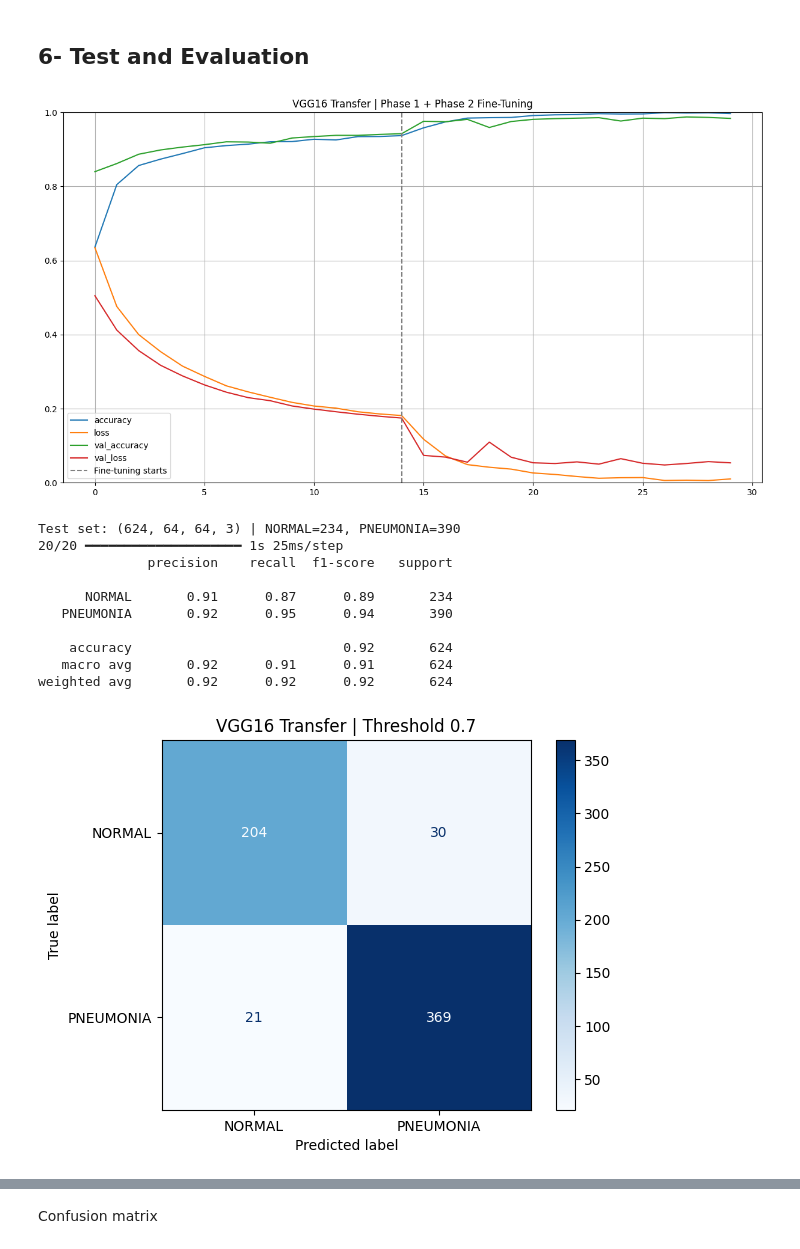
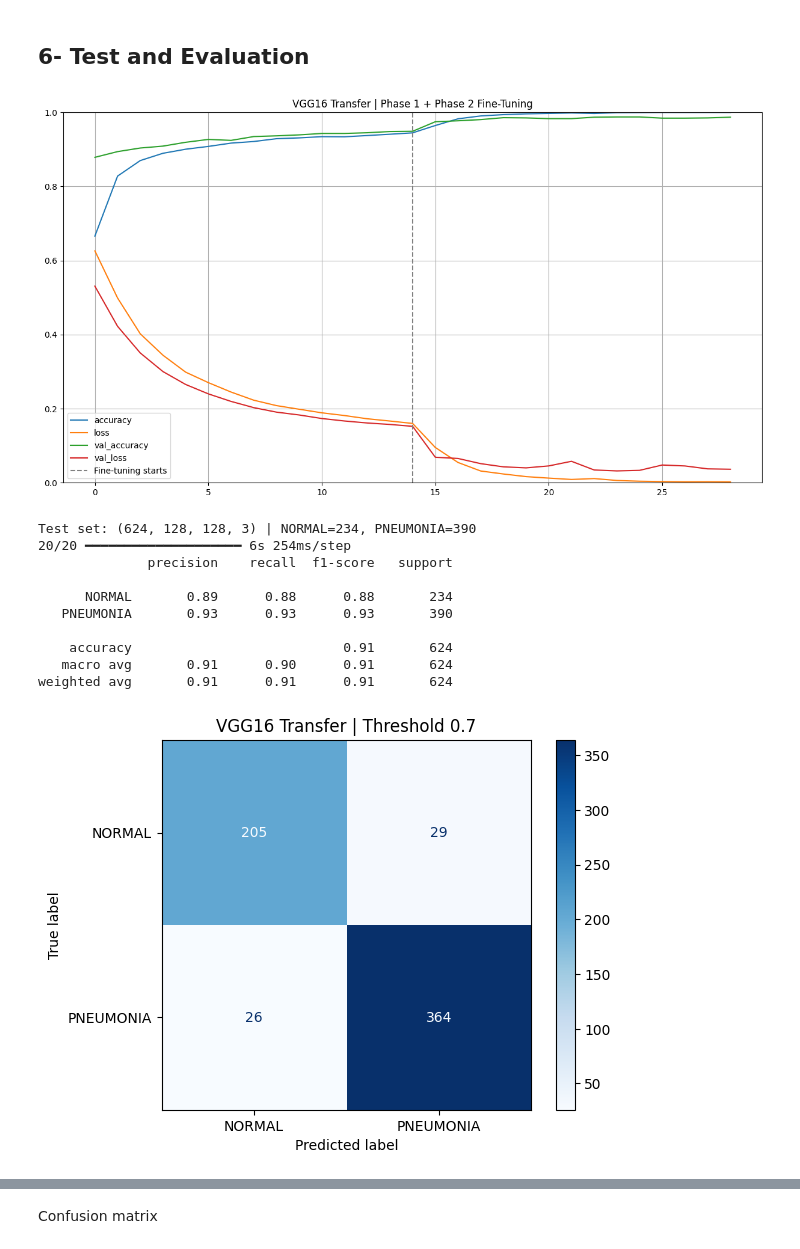
Before and after one commit to yusuf-codes10/deep-learining-project, a Jupyter notebook: transfer_model.ipynb, the cells around one changed output, grey strips where cells are left out. Drawn from its saved outputs; the diff is of its cells as text; code cells hidden in the pictures.

```diff
--- a/transfer_model.ipynb
+++ b/transfer_model.ipynb
@@ -30,12 +31,12 @@ Downloading chest-xray-pneumonia.zip to /content
 # %% [markdown]
 ## 1- Laoding the images
 # %%
-# ── Load all training images manually at 64x64 ──────────────────────────────
+# ── Load all training images manually at 224x224 ──────────────────────────────
 import numpy as np
 import os
 from tensorflow.keras.preprocessing.image import load_img, img_to_array, ImageDataGenerator
 
-def load_images_from_folder(folder, label, target_size=(64, 64)):
+def load_images_from_folder(folder, label, target_size=(128, 128)):
     images, labels = [], []
     for fname in os.listdir(folder):
         fpath = os.path.join(folder, fname)
@@ -74,7 +75,7 @@ normal_array       = np.array(normal_imgs)
 
 while len(normal_imgs_aug) < target_count:
     idx       = np.random.randint(0, len(normal_imgs))
-    src       = normal_array[idx].reshape(1, 64, 64, 3)
+    src       = normal_array[idx].reshape(1, 128, 128, 3)
     augmented = next(aug.flow(src, batch_size=1))[0]
     normal_imgs_aug.append(augmented)
     normal_labels_aug.append(0)
@@ -128,7 +129,7 @@ from tensorflow.keras.applications import VGG16
 base_model = VGG16(
     weights='imagenet',
     include_top=False,
-    input_shape=(64, 64, 3)
+    input_shape=(128, 128, 3)
 )
 
 # ── Freeze all base layers first ─────────────────────────────────────────────
@@ -171,7 +172,7 @@ l2 = regularizers.l2(1e-5)
 
 # ── Build the full model ──────────────────────────────────────────────────────
 # Same structure philosophy as cnn_v3: Flatten → Dense(128) + L2 → Dropout → Sigmoid
-inputs = keras.Input(shape=(64, 64, 3))
+inputs = keras.Input(shape=(128, 128, 3))
 
 x = base_model(inputs, training=False)   # training=False → BN layers stay frozen
 
@@ -180,7 +181,7 @@ x = keras.layers.GlobalAveragePooling2D()(x)   # more efficient than Flatten for
 # ✅ L2 only on Dense (same as cnn_v3)
 x = keras.layers.Dense(128, activation='relu', kernel_regularizer=l2)(x)
 
-x = keras.layers.Dropout(0.6)(x)   # 🔥 same dropout rate as cnn_v3
+x = keras.layers.Dropout(0.3)(x)   # 🔥 same dropout rate as cnn_v3
 
 outputs = keras.layers.Dense(1, activation='sigmoid')(x)
 
@@ -338,42 +339,42 @@ plt.title('VGG16 Transfer | Phase 1 + Phase 2 Fine-Tuning')
 plt.legend()
 plt.show()
 # %% [output]
-[figure, old version]
+[figure, new version]
 # %%
 # ── Load test set ─────────────────────────────────────────────────────────────
 # X_test/y_test are not defined above — load them the same way as training images
-test_imgs,  test_labels  = load_images_from_folder("chest_xray/test/NORMAL",    0, target_size=(64, 64))
-test_imgs2, test_labels2 = load_images_from_folder("chest_xray/test/PNEUMONIA", 1, target_size=(64, 64))
+test_imgs,  test_labels  = load_images_from_folder("chest_xray/test/NORMAL",    0, target_size=(128, 128))
+test_imgs2, test_labels2 = load_images_from_folder("chest_xray/test/PNEUMONIA", 1, target_size=(128, 128))
 
 X_test = np.array(test_imgs + test_imgs2)
 y_test = np.array(test_labels + test_labels2)
 
 print(f"Test set: {X_test.shape} | NORMAL={sum(y_test==0)}, PNEUMONIA={sum(y_test==1)}")
 
 # ── Evaluation with threshold 0.7 ─────────────────────────────────────────────
 from sklearn.metrics import classification_report, confusion_matrix, ConfusionMatrixDisplay
 
 transfer_preds     = transfer_model.predict(X_test)
 predicted_transfer = (transfer_preds > 0.9992).astype(int).flatten()   # 🔥 threshold 0.7
 
 print(classification_report(y_test, predicted_transfer, target_names=['NORMAL', 'PNEUMONIA']))
 
 cm = confusion_matrix(y_test, predicted_transfer)
 ConfusionMatrixDisplay(cm, display_labels=['NORMAL', 'PNEUMONIA']).plot(cmap='Blues')
 plt.title('VGG16 Transfer | Threshold 0.7')
 plt.show()
 # %% [output]
-Test set: (624, 64, 64, 3) | NORMAL=234, PNEUMONIA=390
-20/20 ━━━━━━━━━━━━━━━━━━━━ 1s 25ms/step
+Test set: (624, 128, 128, 3) | NORMAL=234, PNEUMONIA=390
+20/20 ━━━━━━━━━━━━━━━━━━━━ 6s 254ms/step
               precision    recall  f1-score   support
 
-      NORMAL       0.91      0.87      0.89       234
-   PNEUMONIA       0.92      0.95      0.94       390
+      NORMAL       0.89      0.88      0.88       234
+   PNEUMONIA       0.93      0.93      0.93       390
 
-    accuracy                           0.92       624
-   macro avg       0.92      0.91      0.91       624
-weighted avg       0.92      0.92      0.92       624
+    accuracy                           0.91       624
+   macro avg       0.91      0.90      0.91       624
+weighted avg       0.91      0.91      0.91       624
-[figure, old version]
+[figure, new version]
 # %%
 # finidng the best threshold
 # %%
```
Also changed, not shown: parts of 16 cells of this notebook.
